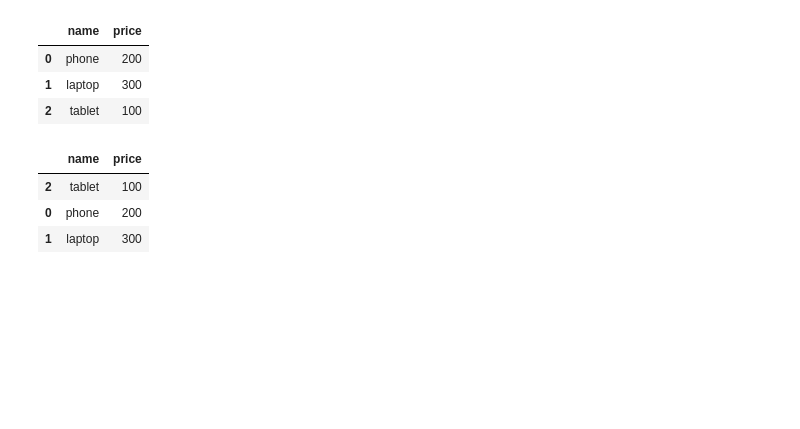
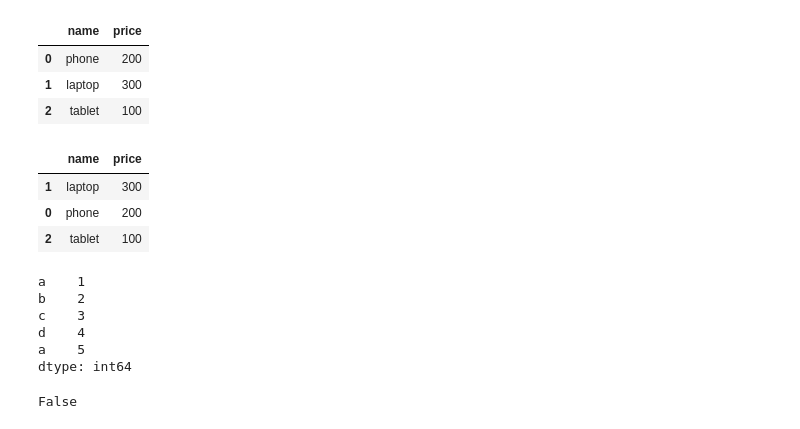
Before and after one commit to jenstem/data-analysis, a Jupyter notebook: Data Analysis/demo.ipynb, the cells around one changed output. Saved outputs shown, nothing was run; the diff lists cells and outputs as text; code cells hidden in the pictures; blank space fills up the shorter version.

Commit message:
Test finding duplicate indexes w is_unique

```diff
--- a/Data Analysis/demo.ipynb
+++ b/Data Analysis/demo.ipynb
@@ -711,9 +711,23 @@ products
 | 1 | laptop | 300 |
 | 2 | tablet | 100 |
 # %%
-products.sort_values(by='price')
+products.sort_values(by='price',ascending=False)
 # %% [output]
 |  | name | price |
+| 1 | laptop | 300 |
+| 0 | phone | 200 |
 | 2 | tablet | 100 |
-| 0 | phone | 200 |
-| 1 | laptop | 300 |
+# %%
+s = Series([1,2,3,4,5], index=['a','b','c','d','a'])
+s
+# %% [output]
+a    1
+b    2
+c    3
+d    4
+a    5
+dtype: int64
+# %%
+s.index.is_unique
+# %% [output]
+False
```
